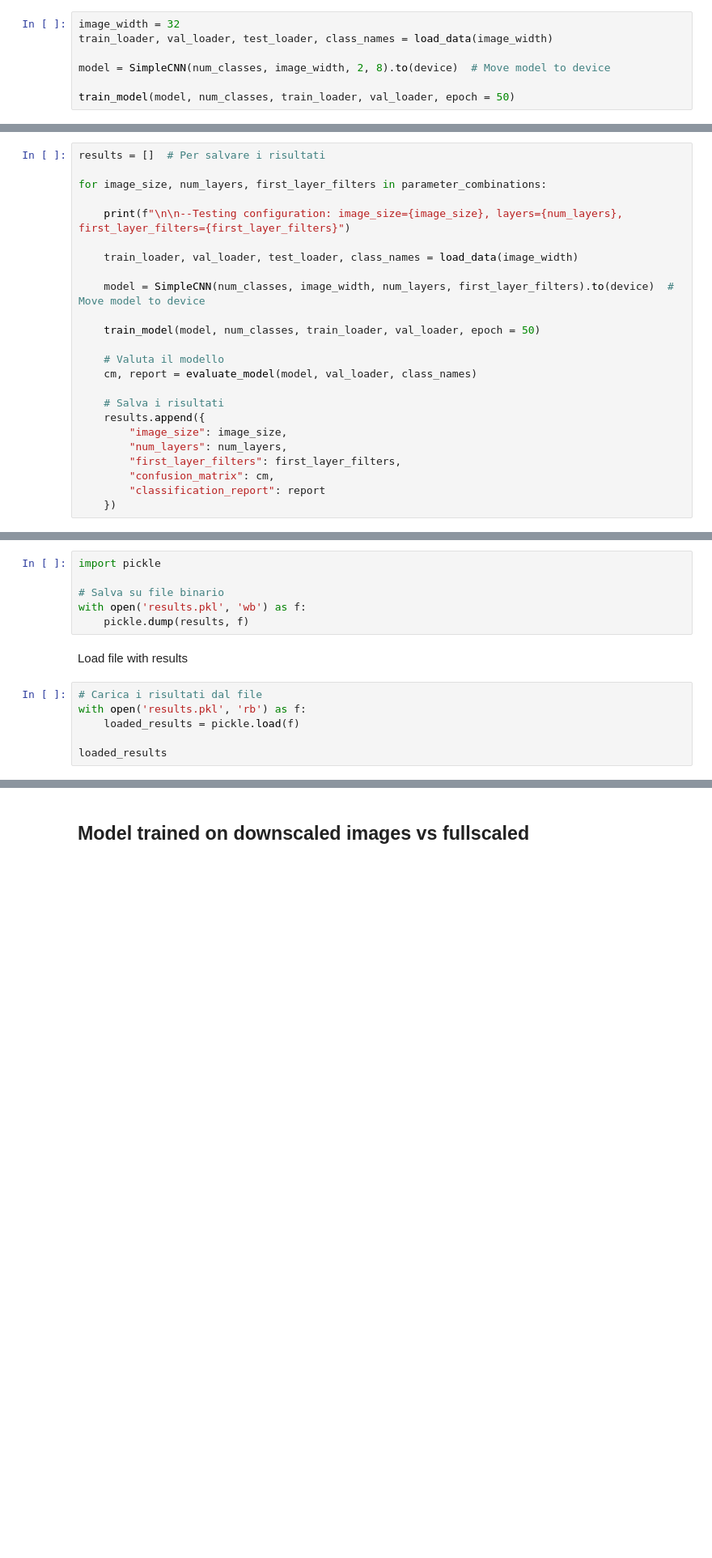
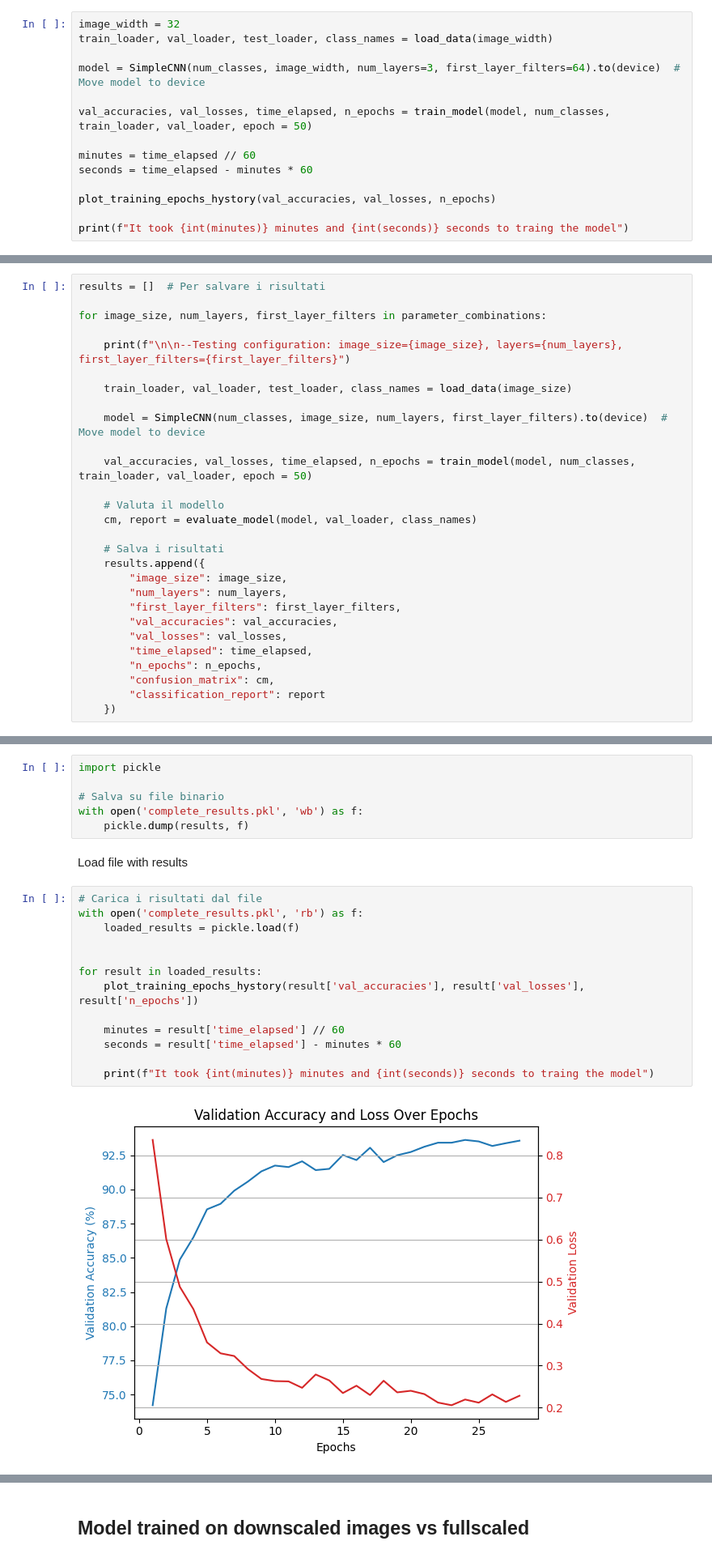
Before and after one commit to cycileo/FDS-Project, a Jupyter notebook: main.ipynb, the cells around one changed output, grey strips where cells are left out. Shown at 81% size. Drawn from its saved outputs; the diff is of its cells as text; blank space fills up the shorter version.

Commit message:
Full tests with saved results

```diff
--- a/main.ipynb
+++ b/main.ipynb
@@ -36,7 +31,14 @@ num_classes = 38
 image_width = 32
 train_loader, val_loader, test_loader, class_names = load_data(image_width)
 
-model = SimpleCNN(num_classes, image_width, 2, 8).to(device)  # Move model to device
+model = SimpleCNN(num_classes, image_width, num_layers=3, first_layer_filters=64).to(device)  # Move model to device
 
-train_model(model, num_classes, train_loader, val_loader, epoch = 50)
+val_accuracies, val_losses, time_elapsed, n_epochs = train_model(model, num_classes, train_loader, val_loader, epoch = 50)
+
+minutes = time_elapsed // 60
+seconds = time_elapsed - minutes * 60
+
+plot_training_epochs_hystory(val_accuracies, val_losses, n_epochs)
+
+print(f"It took {int(minutes)} minutes and {int(seconds)} seconds to traing the model")
 # %% [output]
@@ -92,11 +92,11 @@ for image_size, num_layers, first_layer_filters in parameter_combinations:
 
     print(f"\n\n--Testing configuration: image_size={image_size}, layers={num_layers}, first_layer_filters={first_layer_filters}")
 
-    train_loader, val_loader, test_loader, class_names = load_data(image_width)
+    train_loader, val_loader, test_loader, class_names = load_data(image_size)
 
-    model = SimpleCNN(num_classes, image_width, num_layers, first_layer_filters).to(device)  # Move model to device
+    model = SimpleCNN(num_classes, image_size, num_layers, first_layer_filters).to(device)  # Move model to device
 
-    train_model(model, num_classes, train_loader, val_loader, epoch = 50)
+    val_accuracies, val_losses, time_elapsed, n_epochs = train_model(model, num_classes, train_loader, val_loader, epoch = 50)
 
     # Valuta il modello
     cm, report = evaluate_model(model, val_loader, class_names)
@@ -106,6 +106,10 @@ for image_size, num_layers, first_layer_filters in parameter_combinations:
         "image_size": image_size,
         "num_layers": num_layers,
         "first_layer_filters": first_layer_filters,
+        "val_accuracies": val_accuracies,
+        "val_losses": val_losses,
+        "time_elapsed": time_elapsed,
+        "n_epochs": n_epochs,
         "confusion_matrix": cm,
         "classification_report": report
     })
@@ -134,14 +138,22 @@ Save combination results in file
 import pickle
 
 # Salva su file binario
-with open('results.pkl', 'wb') as f:
+with open('complete_results.pkl', 'wb') as f:
     pickle.dump(results, f)
 # %% [markdown]
 Load file with results
 # %%
 # Carica i risultati dal file
-with open('results.pkl', 'rb') as f:
+with open('complete_results.pkl', 'rb') as f:
     loaded_results = pickle.load(f)
 
-loaded_results
+
+for result in loaded_results:
+    plot_training_epochs_hystory(result['val_accuracies'], result['val_losses'], result['n_epochs'])
+
+    minutes = result['time_elapsed'] // 60
+    seconds = result['time_elapsed'] - minutes * 60
+
+    print(f"It took {int(minutes)} minutes and {int(seconds)} seconds to traing the model")
 # %% [output]
+[figure, added]
```
Also changed, not shown: parts of 13 cells of this notebook, 4 other files.
